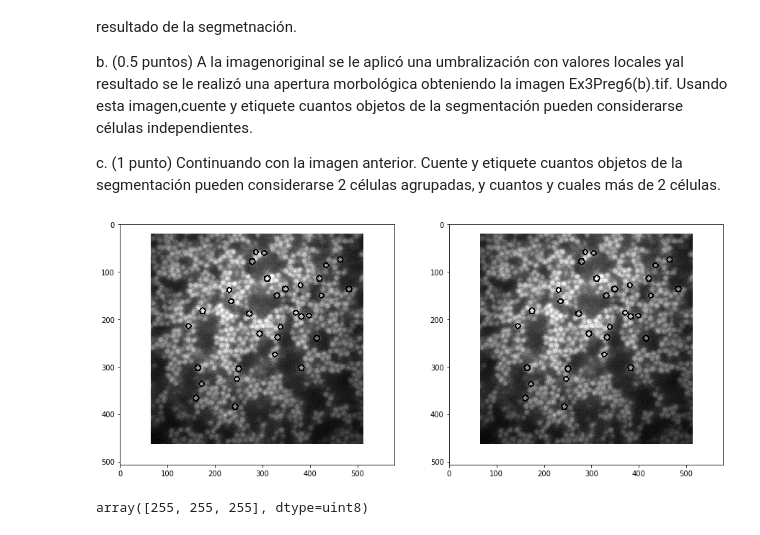
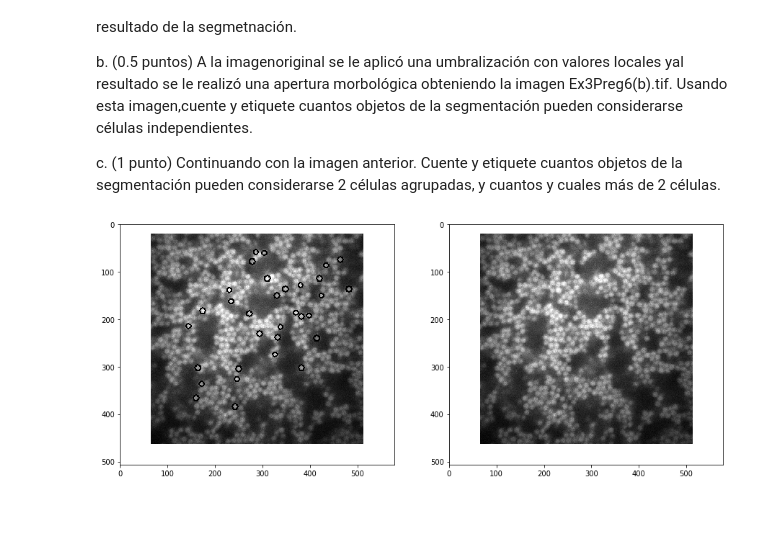
Before and after one commit to gmagannaDevelop/ImagenesTercerParcial, a Jupyter notebook: Pregunta 6.ipynb, the cells around one changed output. Saved outputs shown, nothing was run; the diff lists cells and outputs as text; code cells hidden in the pictures.

```diff
--- a/Pregunta 6.ipynb
+++ b/Pregunta 6.ipynb
@@ -24,0 +22,4 @@ img  = cv2.imread('imagenes/Ex3Preg6(a).tif', cv2.IMREAD_GRAYSCALE)
+# %%
+img   = cv2.imread('imagenes/Ex3Preg6(a).tif', cv2.IMREAD_GRAYSCALE)
+color = cv2.cvtColor(img, cv2.COLOR_GRAY2RGB) # Color copy, to draw colored circles
+img2  = img.copy() # Another copy
@@ -44,11 +41,7 @@ col = cv2.cvtColor(img, cv2.COLOR_GRAY2RGB)
 # %%
-side_by_side(img, col)
+side_by_side(img, color)
 # %% [output]
-[figure, old version]
+[figure, new version]
-# %%
-col[1,2,:]
-# %% [output]
-array([255, 255, 255], dtype=uint8)
 # %%
 help(cv2.HoughCircles)
 # %% [output]
```
Also changed, not shown: parts of 6 cells of this notebook, 1 other file.
